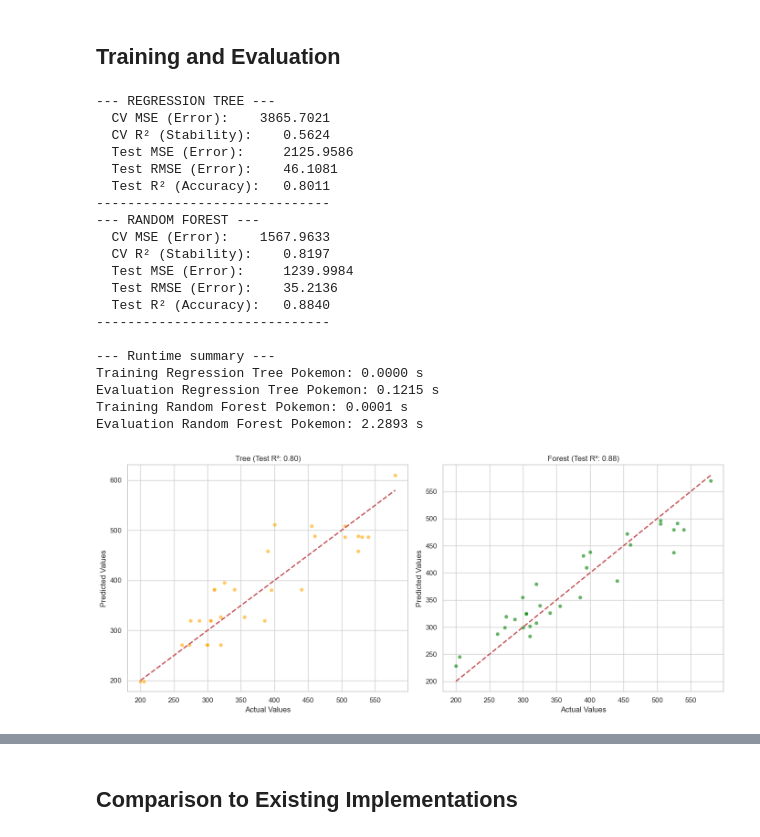
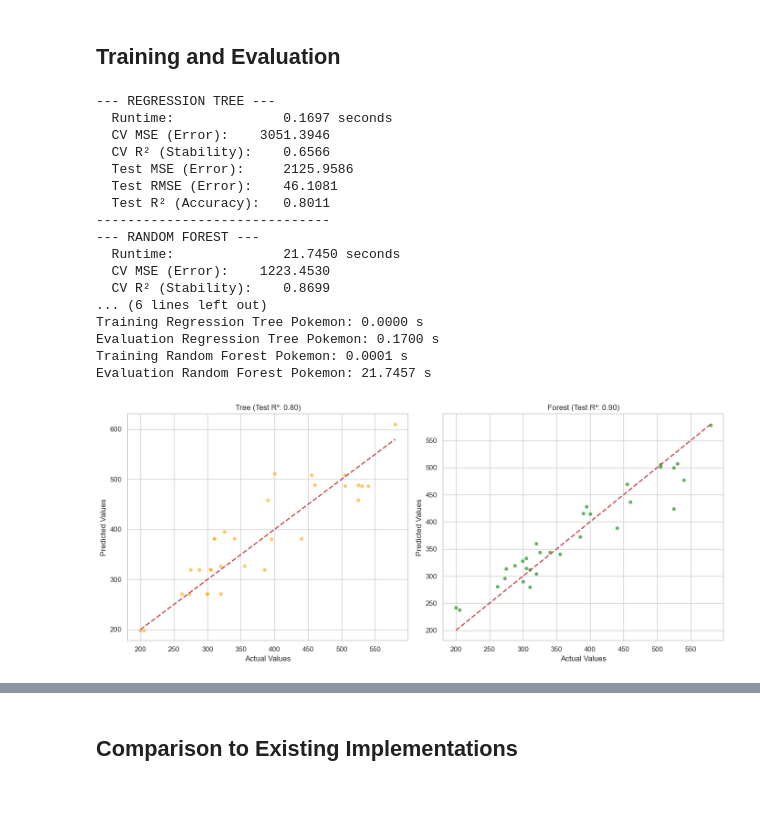
Before and after one commit to simon-groebner/Machine-Learning-Exercise-2, a Jupyter notebook: notebooks/01_Pokemon_Analysis.ipynb, the cells around one changed output, grey strips where cells are left out. Drawn from its saved outputs; the diff is of its cells as text; code cells hidden in the pictures; blank space fills up the shorter version.

```diff
--- a/notebooks/01_Pokemon_Analysis.ipynb
+++ b/notebooks/01_Pokemon_Analysis.ipynb
@@ -104,6 +104,7 @@ Test Samples:     31 (Locked away)
 # %% [markdown]
 ## Training and Evaluation
 # %%
+from re import M
 from src.regression_tree import RegressionTree
 from src.random_forest import RandomForest
 from src.utils import evaluate_model, print_results, add_runtime, print_runtimes
@@ -113,7 +114,6 @@ import time
 
 
 # 1. EVALUATE REGRESSION TREE
-# (Assuming your class uses 'min_samples_split' and 'max_depth')
 start_training_rt = time.time()
 tree_model = RegressionTree(min_samples_split=10, max_depth=5)
 duration_training_rt = time.time() - start_training_rt
@@ -127,10 +127,9 @@ add_runtime("Evaluation Regression Tree Pokemon",duration_evaluation_rt)
 print_results("REGRESSION TREE", tree_results)
 
 # 2. EVALUATE RANDOM FOREST
-# (Note: Using 'seed' as per your previous message)
 
 start_training_rf = time.time()
-rf_model = RandomForest(n_trees=20, max_depth=5, seed=123)
+rf_model = RandomForest(n_trees=20, max_depth=float('inf'), min_samples_split=10, seed=123)
 duration_training_rf = time.time() - start_training_rf
 add_runtime("Training Random Forest Pokemon",duration_training_rf)
 
@@ -143,43 +142,40 @@ print_results("RANDOM FOREST", rf_results)
 print_runtimes()
 
 # 3. VISUAL COMPARISON
 fig, axes = plt.subplots(1, 2, figsize=(14, 6))
 
 # Plot Tree Results
 sns.scatterplot(x=tree_results['y_test_actual'], y=tree_results['y_test_pred'], ax=axes[0], color='orange', alpha=0.6)
 axes[0].plot([y_test.min(), y_test.max()], [y_test.min(), y_test.max()], 'r--', lw=2)
 axes[0].set_title(f"Tree (Test R²: {tree_results['Test_R2']:.2f})")
 axes[0].set_xlabel("Actual Values")
 axes[0].set_ylabel("Predicted Values")
 
 # Plot Forest Results
 sns.scatterplot(x=rf_results['y_test_actual'], y=rf_results['y_test_pred'], ax=axes[1], color='green', alpha=0.6)
 axes[1].plot([y_test.min(), y_test.max()], [y_test.min(), y_test.max()], 'r--', lw=2)
 axes[1].set_title(f"Forest (Test R²: {rf_results['Test_R2']:.2f})")
 axes[1].set_xlabel("Actual Values")
 axes[1].set_ylabel("Predicted Values")
 
 plt.tight_layout()
 plt.show()
 # %% [output]
 --- REGRESSION TREE ---
-  CV MSE (Error):    3865.7021
-  CV R² (Stability):    0.5624
+  Runtime:              0.1697 seconds
+  CV MSE (Error):    3051.3946
+  CV R² (Stability):    0.6566
   Test MSE (Error):     2125.9586
   Test RMSE (Error):    46.1081
   Test R² (Accuracy):   0.8011
 ------------------------------
 --- RANDOM FOREST ---
-  CV MSE (Error):    1567.9633
-  CV R² (Stability):    0.8197
-  Test MSE (Error):     1239.9984
-  Test RMSE (Error):    35.2136
-  Test R² (Accuracy):   0.8840
-------------------------------
-
---- Runtime summary ---
+  Runtime:              21.7450 seconds
+  CV MSE (Error):    1223.4530
+  CV R² (Stability):    0.8699
+... (6 lines left out)
 Training Regression Tree Pokemon: 0.0000 s
-Evaluation Regression Tree Pokemon: 0.1215 s
+Evaluation Regression Tree Pokemon: 0.1700 s
 Training Random Forest Pokemon: 0.0001 s
-Evaluation Random Forest Pokemon: 2.2893 s
+Evaluation Random Forest Pokemon: 21.7457 s
-[figure, old version]
+[figure, new version]
```
Also changed, not shown: parts of 3 cells of this notebook, 3 other files.
